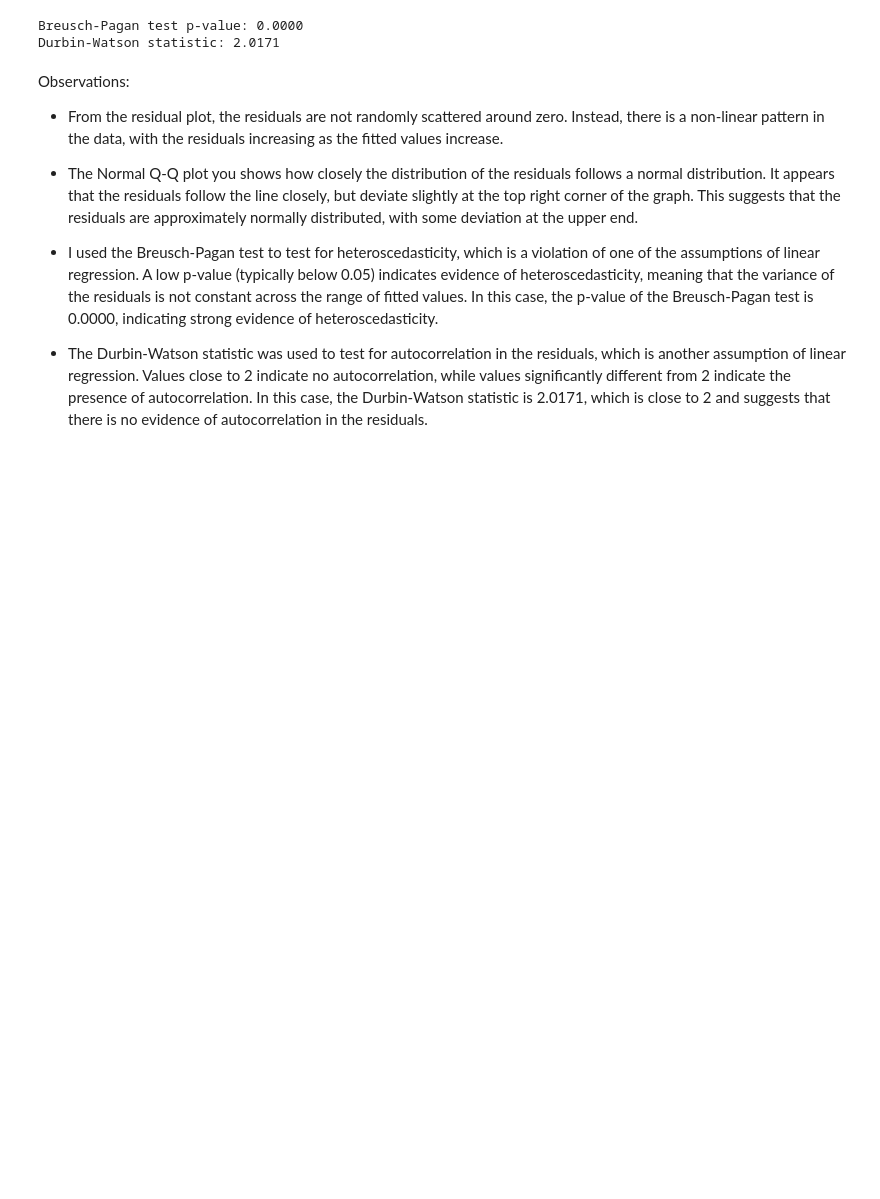
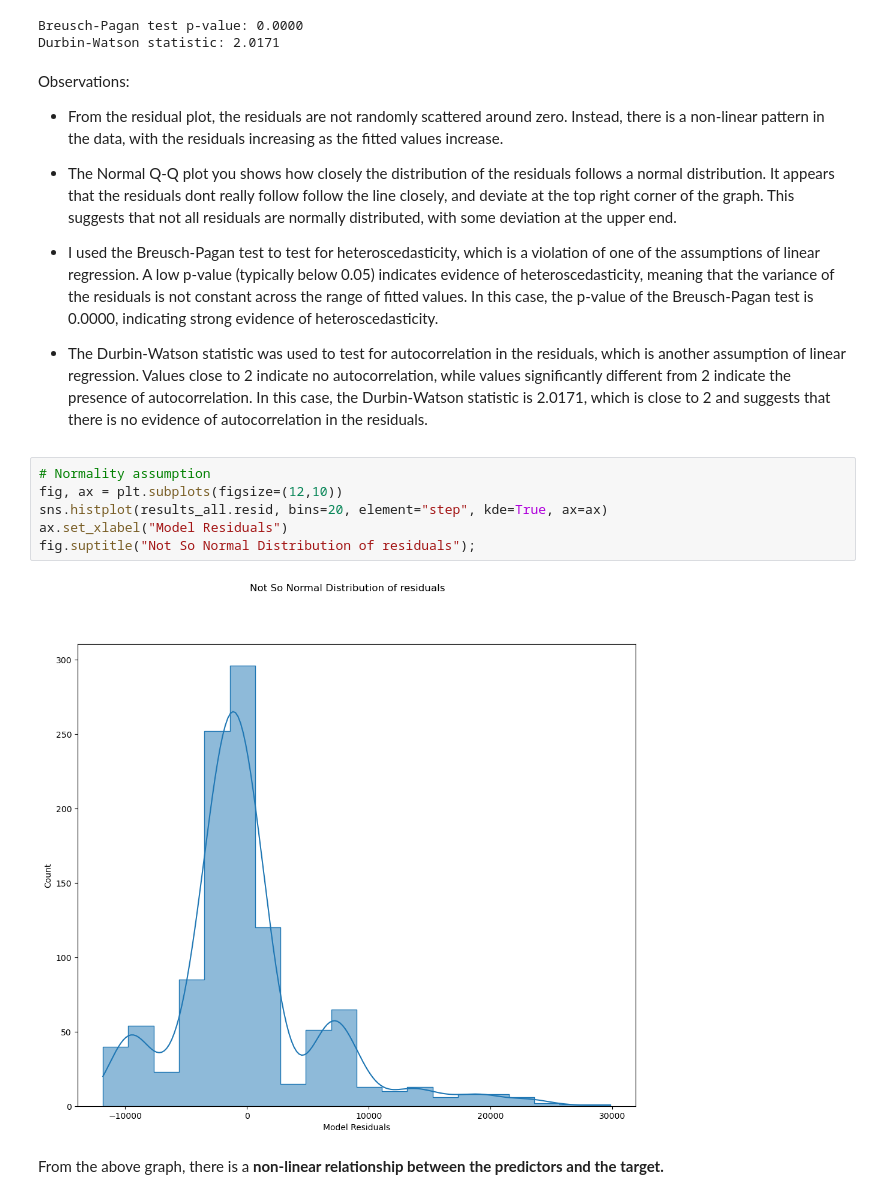
Before and after one commit to George-Mbugua/Predicting-Insurance-Premiums-A-Multiple-Linear-Regression-Model, a Jupyter notebook: Untitled-1.ipynb, the cells around one changed output. Drawn from its saved outputs; the diff is of its cells as text; blank space fills up the shorter version.

Commit message:
Model 3

```diff
--- a/Untitled-1.ipynb
+++ b/Untitled-1.ipynb
@@ -567,8 +567,18 @@ Durbin-Watson statistic: 2.0171
 Observations:
 - From the residual plot, the residuals are not randomly scattered around zero. Instead, there is a non-linear pattern in the data, with the residuals increasing as the fitted values increase.
 
-- The Normal Q-Q plot you shows how closely the distribution of the residuals follows a normal distribution. It appears that the residuals follow the line closely, but deviate slightly at the top right corner of the graph. This suggests that the residuals are approximately normally distributed, with some deviation at the upper end.
+- The Normal Q-Q plot you shows how closely the distribution of the residuals follows a normal distribution. It appears that the residuals dont really follow follow the line closely, and deviate at the top right corner of the graph. This suggests that not all residuals are normally distributed, with some deviation at the upper end.
 
 - I used the Breusch-Pagan test to test for heteroscedasticity, which is a violation of one of the assumptions of linear regression. A low p-value (typically below 0.05) indicates evidence of heteroscedasticity, meaning that the variance of the residuals is not constant across the range of fitted values. In this case, the p-value of the Breusch-Pagan test is 0.0000, indicating strong evidence of heteroscedasticity.
 
 - The Durbin-Watson statistic was used to test for autocorrelation in the residuals, which is another assumption of linear regression. Values close to 2 indicate no autocorrelation, while values significantly different from 2 indicate the presence of autocorrelation. In this case, the Durbin-Watson statistic is 2.0171, which is close to 2 and suggests that there is no evidence of autocorrelation in the residuals.
+# %%
+# Normality assumption
+fig, ax = plt.subplots(figsize=(12,10))
+sns.histplot(results_all.resid, bins=20, element="step", kde=True, ax=ax)
+ax.set_xlabel("Model Residuals")
+fig.suptitle("Not So Normal Distribution of residuals");
+# %% [output]
+[figure, added]
+# %% [markdown]
+From the above graph, there is a **non-linear relationship between the predictors and the target.**
```
Also changed, not shown: parts of 20 cells of this notebook.
